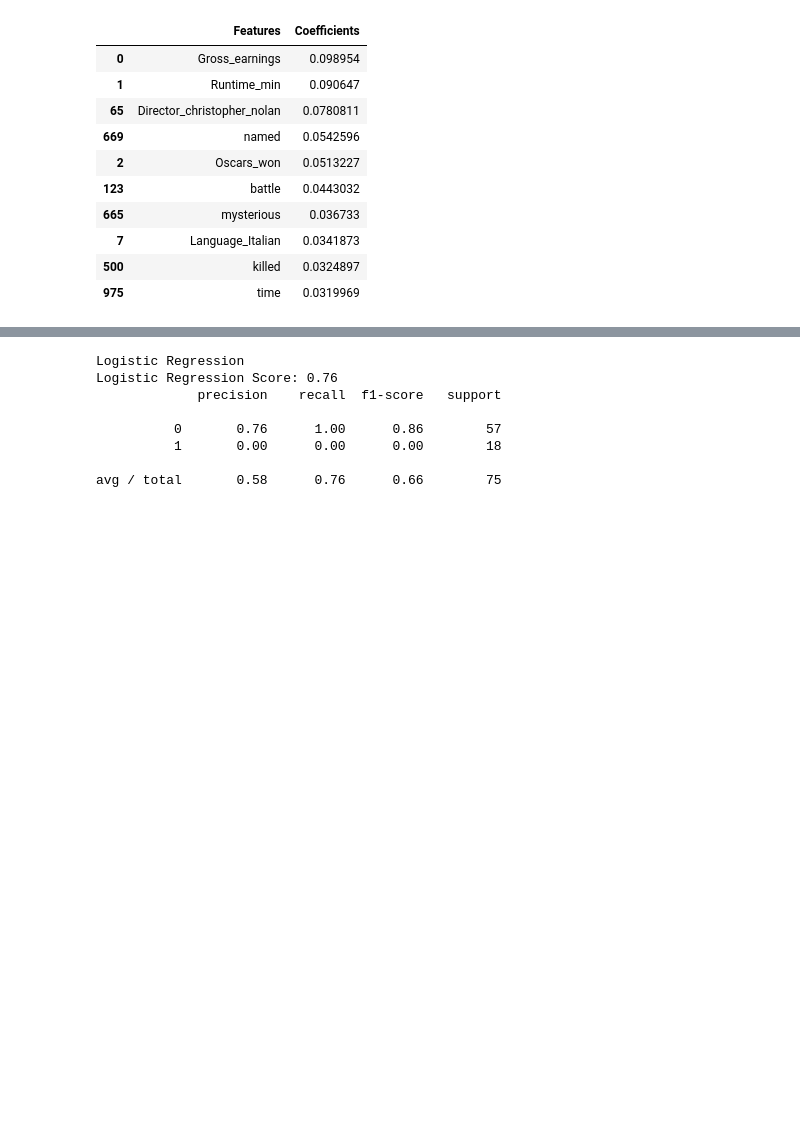
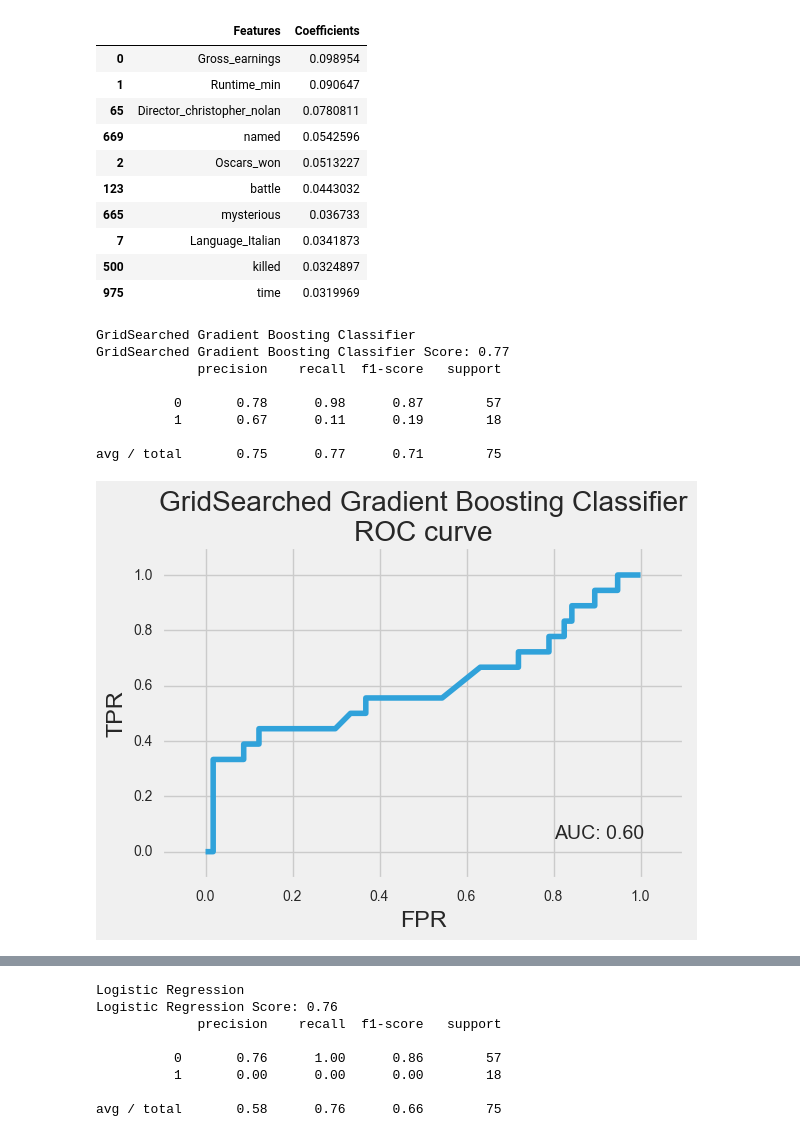
Before and after one commit to spockl/ga-dsi-1, a Jupyter notebook: projects/projects-weekly/project-06/project-6-jocelyn-ong.ipynb, the cells around one changed output, grey strips where cells are left out. Drawn from its saved outputs; the diff is of its cells as text; code cells hidden in the pictures; blank space fills up the shorter version.

```diff
--- a/projects/projects-weekly/project-06/project-6-jocelyn-ong.ipynb
+++ b/projects/projects-weekly/project-06/project-6-jocelyn-ong.ipynb
@@ -941,3 +952,7 @@ gbc2_feat_imp.sort_values(by="Coefficients", ascending=False).head(10)
 | 667 | mysterious | 0.0250473 |
 # %%
 features2 = list(df4.iloc[:, 12:].columns)
+# %%
+features3 = list(df4.iloc[:, 12:].columns)
+features3.remove("Gross_earnings")
+features3.remove("Oscars_won")
@@ -982,3 +999,19 @@ gbc3_feat_imp.sort_values(by="Coefficients", ascending=False).head(10)
 | 7 | Language_Italian | 0.0341873 |
 | 500 | killed | 0.0324897 |
 | 975 | time | 0.0319969 |
+# %%
+gbc4, gbc4_conmat, X, y = evaluate_model(model_selection.GridSearchCV(ensemble.GradientBoostingClassifier(random_state=1),
+                                  {"n_estimators": np.arange(50,100,10),
+                                   "min_samples_split": np.arange(5,10,1),
+                                   "min_samples_leaf": np.arange(5,10,1)},
+                                  cv=5), "GridSearched Gradient Boosting Classifier", mtype="c", X=df4[features3])
+# %% [output]
+GridSearched Gradient Boosting Classifier
+GridSearched Gradient Boosting Classifier Score: 0.77
+             precision    recall  f1-score   support
+
+          0       0.78      0.98      0.87        57
+          1       0.67      0.11      0.19        18
+
+avg / total       0.75      0.77      0.71        75
+[figure, added]
```
Also changed, not shown: parts of 7 cells of this notebook, 6 other files.
